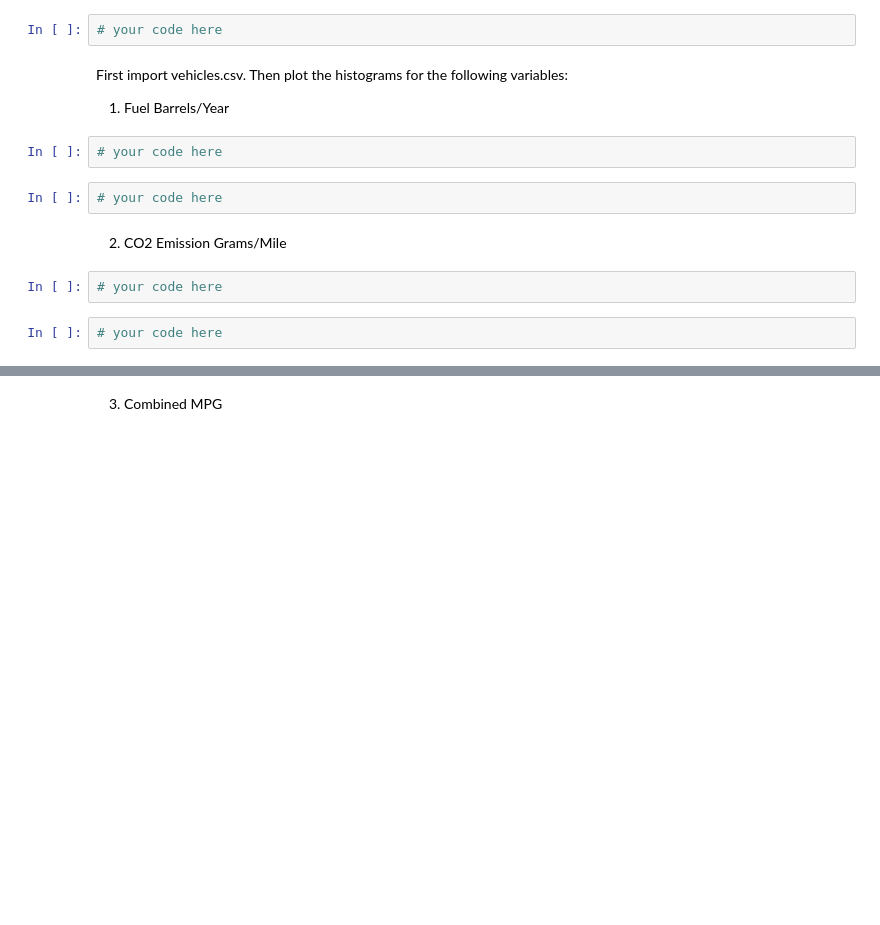
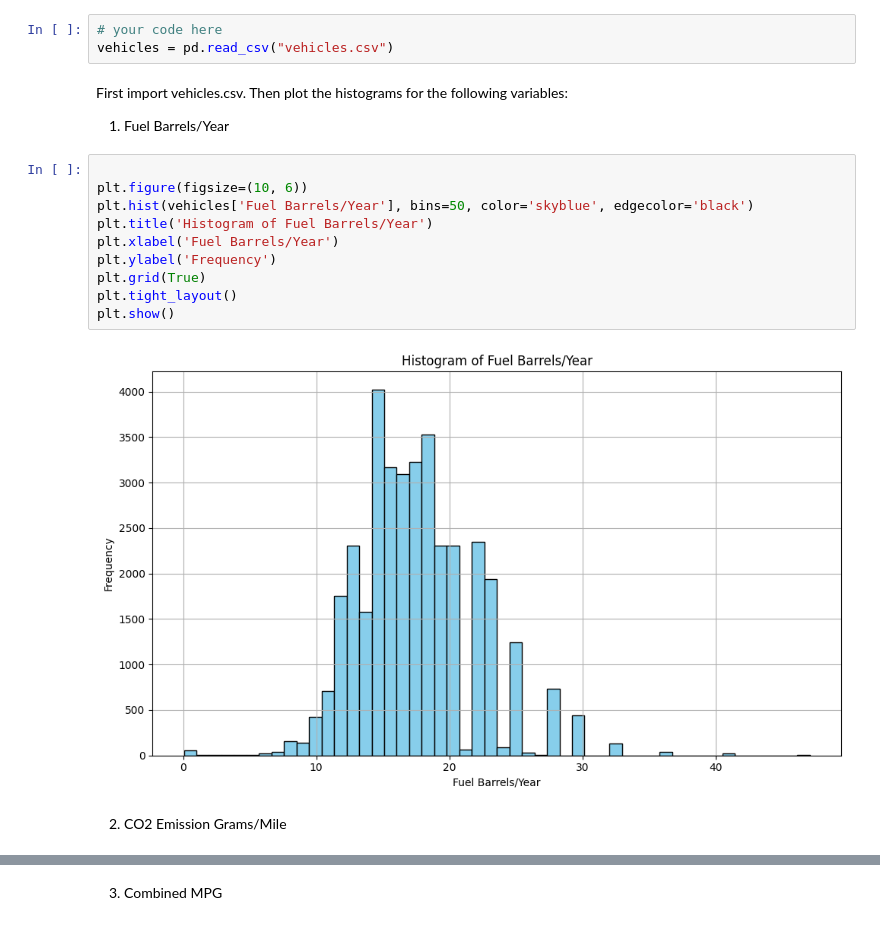
Before and after one commit to JanDirkvandeBijl/lab-continuous-probability-distributions-en, a Jupyter notebook: your-code/main.ipynb, the cells around one changed output, grey strips where cells are left out. Saved outputs shown, nothing was run; the diff lists cells and outputs as text; blank space fills up the shorter version.

```diff
--- a/your-code/main.ipynb
+++ b/your-code/main.ipynb
@@ -156,18 +156,23 @@ How are the two distributions different?
 In this challenge we are going to take a look the real data. We will use vehicles.csv file for this exercise
 # %%
 # your code here
+vehicles = pd.read_csv("vehicles.csv")
 # %% [markdown]
 First import vehicles.csv.
 Then plot the histograms for the following variables:
 
 1. Fuel Barrels/Year
-# %%
-# your code here
-# %%
-# your code here
+# %%
+
+plt.figure(figsize=(10, 6))
+plt.hist(vehicles['Fuel Barrels/Year'], bins=50, color='skyblue', edgecolor='black')
+plt.title('Histogram of Fuel Barrels/Year')
+plt.xlabel('Fuel Barrels/Year')
+plt.ylabel('Frequency')
+plt.grid(True)
+plt.tight_layout()
+plt.show()
+# %% [output]
+[figure, added]
 # %% [markdown]
 2. CO2 Emission Grams/Mile
-# %%
-# your code here
-# %%
-# your code here
```
Also changed, not shown: parts of 20 cells of this notebook.
